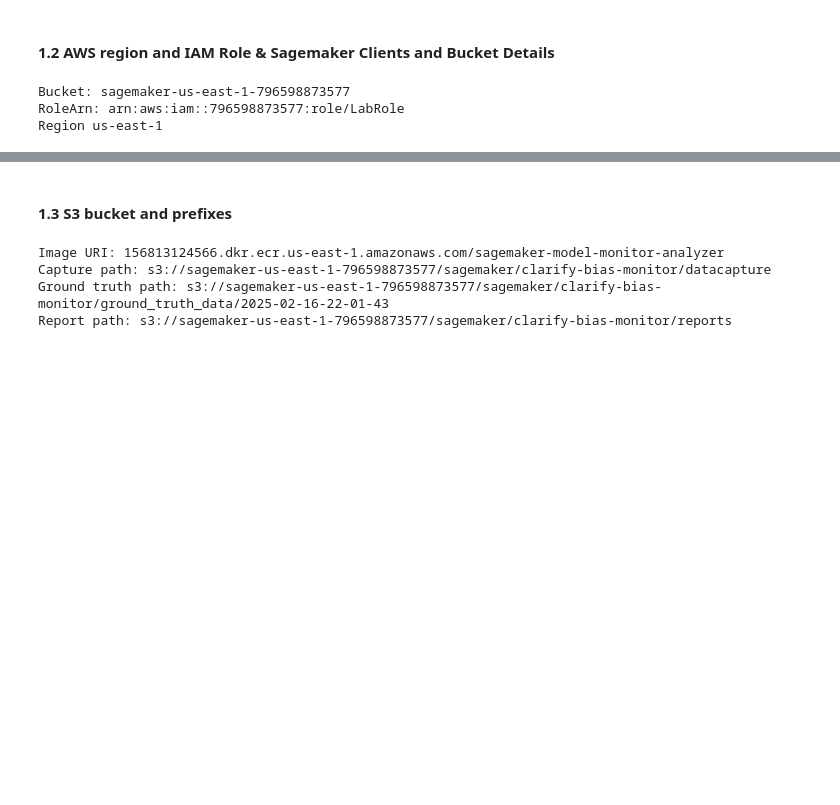
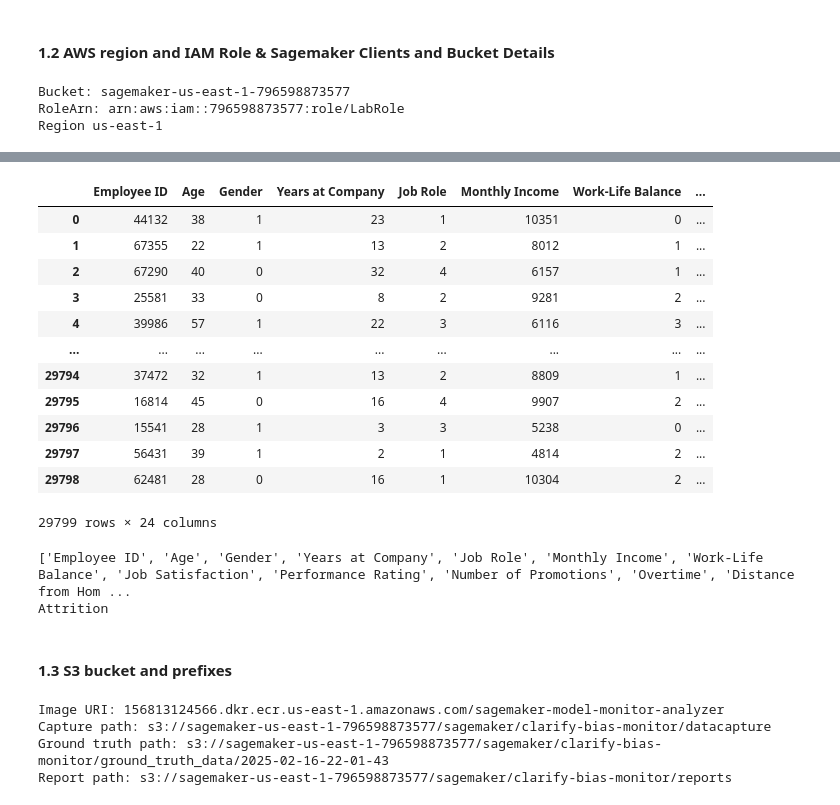
Before and after one commit to arin-deloatch/employee-attrition-predictor, a Jupyter notebook: monitoring/bias_monitor.ipynb, the cells around one changed output, grey strips where cells are left out. Cells and saved outputs as stored; diff of their text form; code cells hidden in the pictures; blank space fills up the shorter version.

```diff
--- a/monitoring/bias_monitor.ipynb
+++ b/monitoring/bias_monitor.ipynb
@@ -79,3 +108,35 @@ Region us-east-1
+# %%
+# Download the file from S3 to a local file object
+houldout_file_key = "aai-540-group-3-final-project/data/holdout/holdout.csv"
+response = s3.get_object(Bucket=bucket, Key=houldout_file_key)
+
+# Read the content of the file into a pandas DataFrame
+data_df = pd.read_csv(response['Body'])
+
+# Display the DataFrame
+display(data_df)
+
+all_headers = data_df.columns.to_list()
+print(all_headers)
+
+label_header = all_headers[len(all_headers) - 1]
+print(label_header)
+# %% [output]
+|  | Employee ID | Age | Gender | Years at Company | Job Role | Monthly Income | Work-Life Balance | ... |
+| 0 | 44132 | 38 | 1 | 23 | 1 | 10351 | 0 | ... |
+| 1 | 67355 | 22 | 1 | 13 | 2 | 8012 | 1 | ... |
+| 2 | 67290 | 40 | 0 | 32 | 4 | 6157 | 1 | ... |
+| 3 | 25581 | 33 | 0 | 8 | 2 | 9281 | 2 | ... |
+| 4 | 39986 | 57 | 1 | 22 | 3 | 6116 | 3 | ... |
+| ... | ... | ... | ... | ... | ... | ... | ... | ... |
+| 29794 | 37472 | 32 | 1 | 13 | 2 | 8809 | 1 | ... |
+| 29795 | 16814 | 45 | 0 | 16 | 4 | 9907 | 2 | ... |
+| 29796 | 15541 | 28 | 1 | 3 | 3 | 5238 | 0 | ... |
+| 29797 | 56431 | 39 | 1 | 2 | 1 | 4814 | 2 | ... |
+| 29798 | 62481 | 28 | 0 | 16 | 1 | 10304 | 2 | ... |
+29799 rows × 24 columns
+['Employee ID', 'Age', 'Gender', 'Years at Company', 'Job Role', 'Monthly Income', 'Work-Life Balance', 'Job Satisfaction', 'Performance Rating', 'Number of Promotions', 'Overtime', 'Distance from Hom ...
+Attrition
 # %% [markdown]
 #### 1.3 S3 bucket and prefixes
 # %%
```
Also changed, not shown: parts of 10 cells of this notebook.
